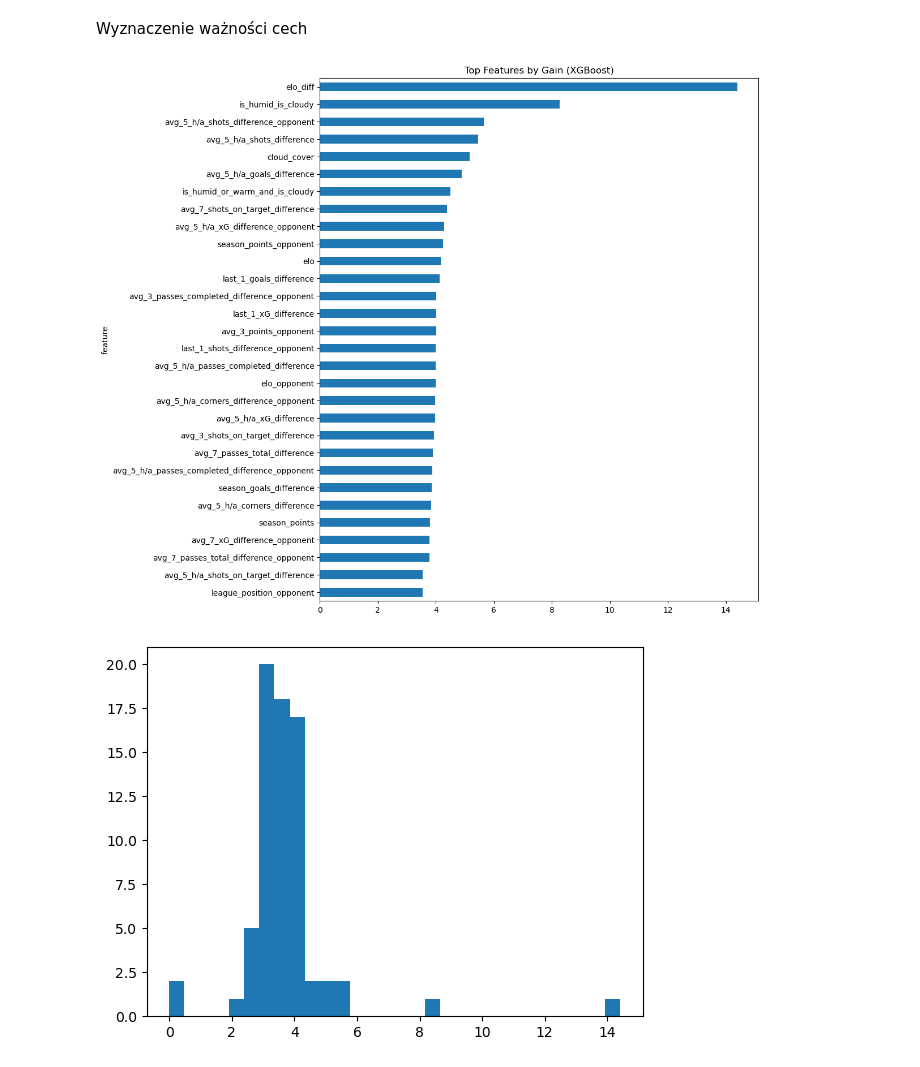
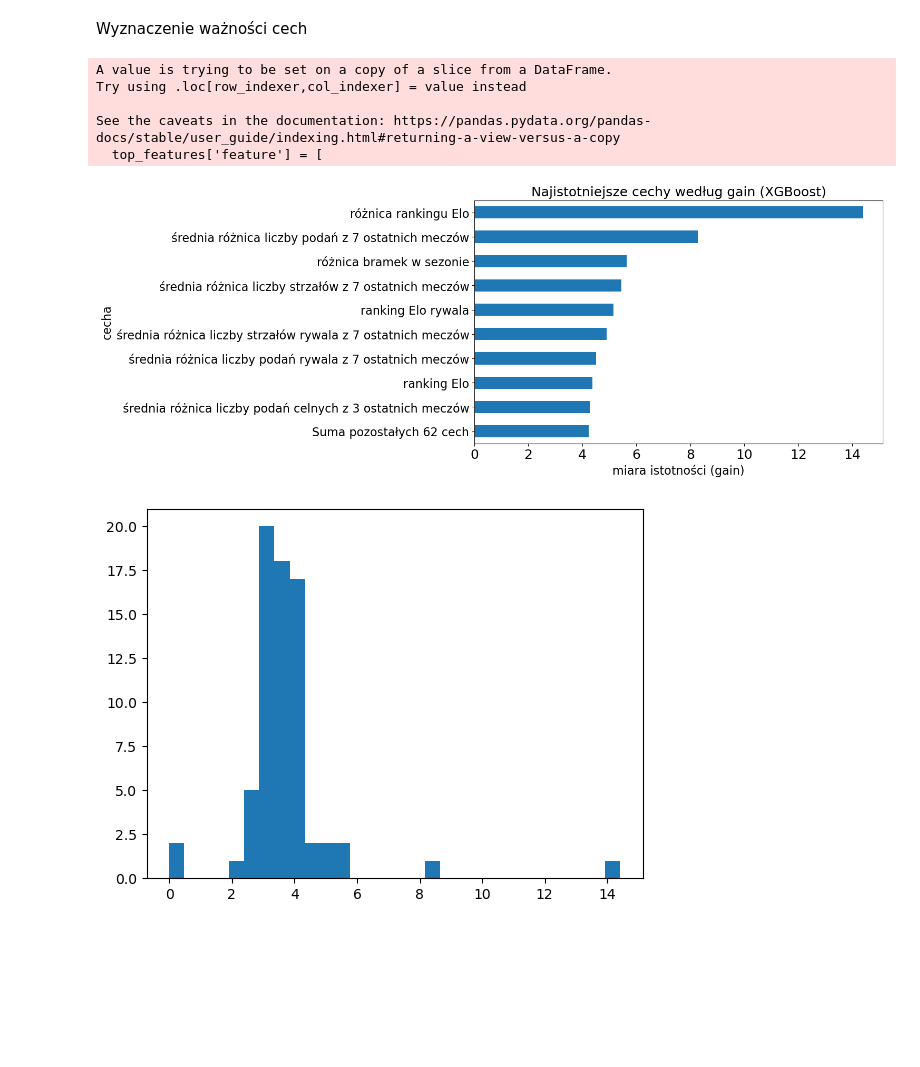
Before and after one commit to gcichy/master_project, a Jupyter notebook: model_creation/ml_model_creation.ipynb, the cells around one changed output. Cells and saved outputs as stored; diff of their text form; code cells hidden in the pictures; blank space fills up the shorter version.

```diff
--- a/model_creation/ml_model_creation.ipynb
+++ b/model_creation/ml_model_creation.ipynb
@@ -43,6 +43,7 @@ benchmark_cols = [
     'gameweek',
     'team',
     'opponent',
+    'home_game',
     'goals_scored',
     'goals_conceded',
     'prob_unexpected_result',
@@ -115,37 +157,70 @@ Wyznaczenie ważności cech
 # %%
 score_gain = pd.DataFrame(
     data={'feature': list(model1.get_booster().get_score(importance_type='gain').keys()),
           'gain': list(model1.get_booster().get_score(importance_type='gain').values())
           }
     )
 score_weight = pd.DataFrame(
     data={'feature': list(model1.get_booster().get_score(importance_type='weight').keys()),
         'weight': list(model1.get_booster().get_score(importance_type='weight').values())
         }
     )
 feature_importances = pd.DataFrame(data={'feature':X_train.columns})
 feature_importances = pd.merge(feature_importances, score_gain, on='feature', how='left')
 feature_importances = pd.merge(feature_importances, score_weight, on='feature', how='left')
 
 feature_importances = feature_importances.fillna(0)
 feature_importances = feature_importances.sort_values(by='gain', ascending=False)
 # Uporządkowanie i wykres
 # importance_df = importance_df.sort_values(by='importance_gain', ascending=False)
 
-# # Wykres
-top_n = 30
-feature_importances.head(top_n).plot(
+
+top_features = feature_importances.head(10)
+top_features['feature'] = [
+    "różnica rankingu Elo",
+	"średnia różnica liczby podań z 7 ostatnich meczów",
+    "różnica bramek w sezonie",
+    "średnia różnica liczby strzałów z 7 ostatnich meczów",
+    "ranking Elo rywala",
+    "średnia różnica liczby strzałów rywala z 7 ostatnich meczów",
+    "średnia różnica liczby podań rywala z 7 ostatnich meczów",
+	"ranking Elo",
+	"średnia różnica liczby podań celnych z 3 ostatnich meczów",
+    "Suma pozostałych 62 cech"
+]
+
+
+# # # Wykres
+# top_n = 30
+ax = top_features.plot(
     kind='barh',
     x='feature',
     y='gain',
-    figsize=(10, 12),
-    title='Top Features by Gain (XGBoost)',
-    legend=False
+    figsize=(10, 6),
+    title='Najistotniejsze cechy według gain (XGBoost)',
+    legend=False,
+    xlabel='miara istotności (gain)',
+    ylabel='cecha'
 )
-plt.gca().invert_yaxis()
+
+# Set font sizes
+ax.set_xlabel("miara istotności (gain)", fontsize=16)
+ax.set_ylabel("cecha", fontsize=16)
+ax.set_title("Najistotniejsze cechy według gain (XGBoost)", fontsize=18)
+ax.tick_params(axis='y', labelsize=16)
+ax.tick_params(axis='x', labelsize=18)
+
+# Invert Y-axis
+ax.invert_yaxis()
+
 plt.show()
 # %% [output]
+A value is trying to be set on a copy of a slice from a DataFrame.
+Try using .loc[row_indexer,col_indexer] = value instead
+
+See the caveats in the documentation: https://pandas.pydata.org/pandas-docs/stable/user_guide/indexing.html#returning-a-view-versus-a-copy
+  top_features['feature'] = [
-[figure, old version]
+[figure, new version]
 # %%
 plt.hist(feature_importances['gain'], bins=30)
 plt.show()
```
Also changed, not shown: parts of 17 cells of this notebook, 6 other files.
